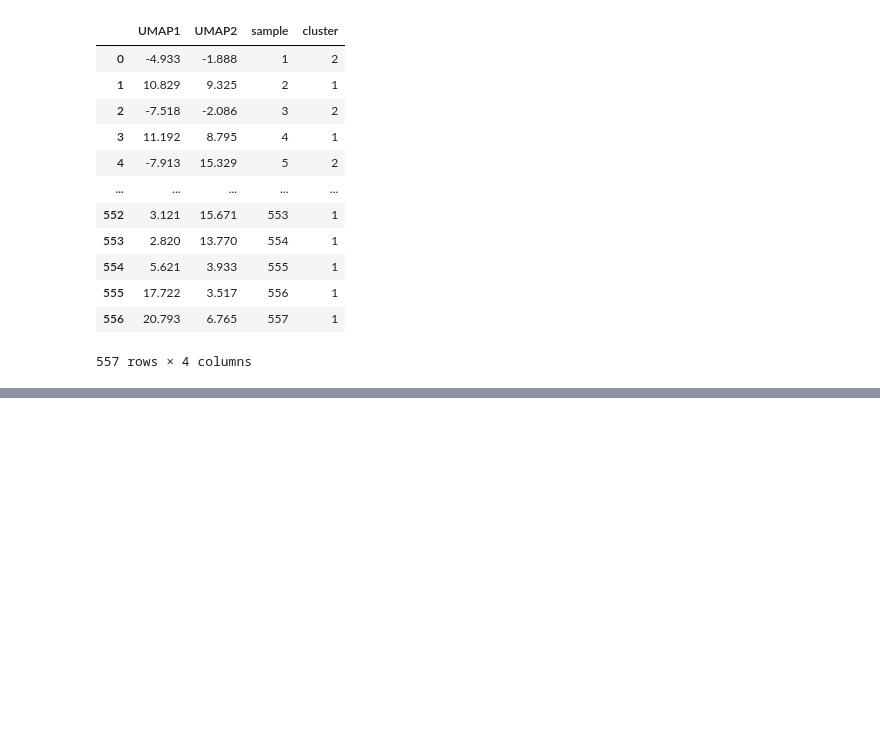
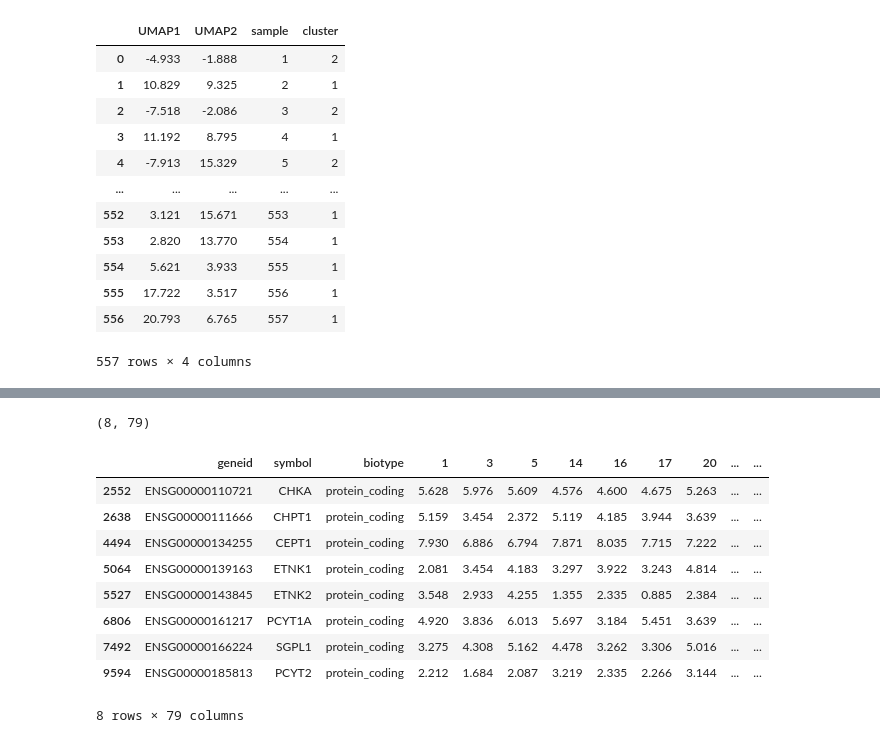
Before and after one commit to flalix/perturb_agent, a Jupyter notebook: notebooks/mtp_TCGA_56_studying_results.ipynb, the cells around one changed output, grey strips where cells are left out. Saved outputs shown, nothing was run; the diff lists cells and outputs as text; code cells hidden in the pictures; blank space fills up the shorter version.

```diff
--- a/notebooks/mtp_TCGA_56_studying_results.ipynb
+++ b/notebooks/mtp_TCGA_56_studying_results.ipynb
@@ -322,0 +383,23 @@ gdc.df_umap
+# %%
+nclu = 1
+
+cols = gdc.df_hca[gdc.df_hca.cluster == nclu]['sample'].to_list()
+cols = [str(x) for x in cols]
+
+df2 = dfall[dfall.symbol.isin(genesk_all)]
+
+df2 = df2[gdc.ANNOT_COLS + cols]
+print(df2.shape)
+df2
+# %% [output]
+(8, 79)
+|  | geneid | symbol | biotype | 1 | 3 | 5 | 14 | 16 | 17 | 20 | ... | ... |
+| 2552 | ENSG00000110721 | CHKA | protein_coding | 5.628 | 5.976 | 5.609 | 4.576 | 4.600 | 4.675 | 5.263 | ... | ... |
+| 2638 | ENSG00000111666 | CHPT1 | protein_coding | 5.159 | 3.454 | 2.372 | 5.119 | 4.185 | 3.944 | 3.639 | ... | ... |
+| 4494 | ENSG00000134255 | CEPT1 | protein_coding | 7.930 | 6.886 | 6.794 | 7.871 | 8.035 | 7.715 | 7.222 | ... | ... |
+| 5064 | ENSG00000139163 | ETNK1 | protein_coding | 2.081 | 3.454 | 4.183 | 3.297 | 3.922 | 3.243 | 4.814 | ... | ... |
+| 5527 | ENSG00000143845 | ETNK2 | protein_coding | 3.548 | 2.933 | 4.255 | 1.355 | 2.335 | 0.885 | 2.384 | ... | ... |
+| 6806 | ENSG00000161217 | PCYT1A | protein_coding | 4.920 | 3.836 | 6.013 | 5.697 | 3.184 | 5.451 | 3.639 | ... | ... |
+| 7492 | ENSG00000166224 | SGPL1 | protein_coding | 3.275 | 4.308 | 5.162 | 4.478 | 3.262 | 3.306 | 5.016 | ... | ... |
+| 9594 | ENSG00000185813 | PCYT2 | protein_coding | 2.212 | 1.684 | 2.087 | 3.219 | 2.335 | 2.266 | 3.144 | ... | ... |
+8 rows × 79 columns
```
Also changed, not shown: parts of 16 cells of this notebook, 3 other files.
